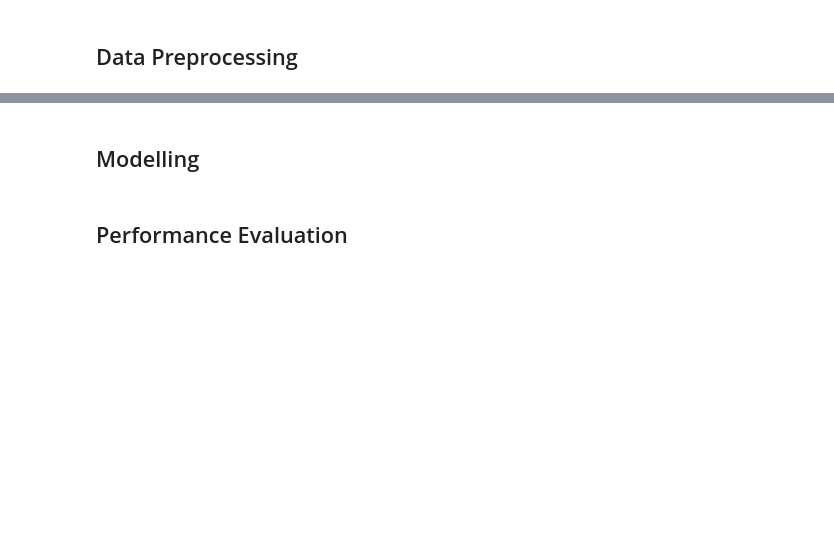
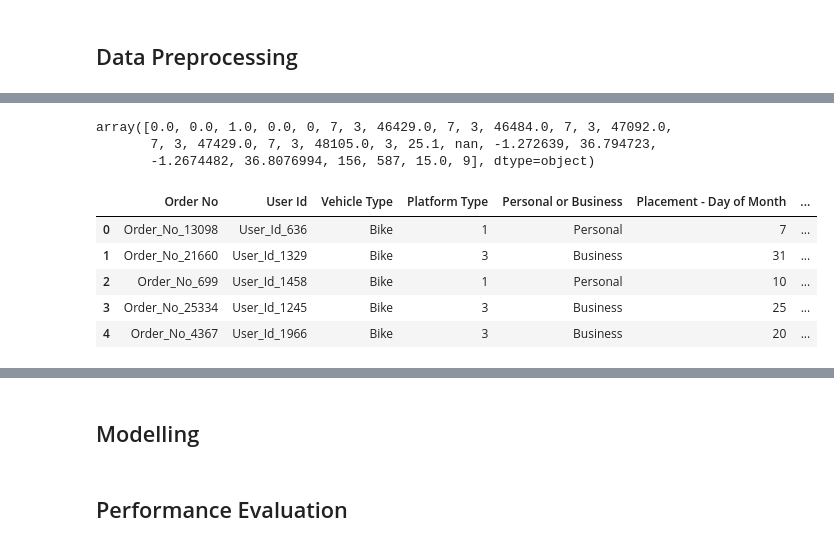
Before and after one commit to Nyandala/Supervised-Learning-Regression-Predict, a Jupyter notebook: Team_19_JHB_TeamName.ipynb, the cells around one changed output, grey strips where cells are left out. Saved outputs shown, nothing was run; the diff lists cells and outputs as text; code cells hidden in the pictures; blank space fills up the shorter version.

```diff
--- a/Team_19_JHB_TeamName.ipynb
+++ b/Team_19_JHB_TeamName.ipynb
@@ -305,0 +568,6 @@ plt.show()
+# %%
+x[0]
+# %% [output]
+array([0.0, 0.0, 1.0, 0.0, 0, 7, 3, 46429.0, 7, 3, 46484.0, 7, 3, 47092.0,
+       7, 3, 47429.0, 7, 3, 48105.0, 3, 25.1, nan, -1.272639, 36.794723,
+       -1.2674482, 36.8076994, 156, 587, 15.0, 9], dtype=object)
@@ -305,0 +583,9 @@ plt.show()
+# %%
+test_data.head()
+# %% [output]
+|  | Order No | User Id | Vehicle Type | Platform Type | Personal or Business | Placement - Day of Month | ... |
+| 0 | Order_No_13098 | User_Id_636 | Bike | 1 | Personal | 7 | ... |
+| 1 | Order_No_21660 | User_Id_1329 | Bike | 3 | Business | 31 | ... |
+| 2 | Order_No_699 | User_Id_1458 | Bike | 1 | Personal | 10 | ... |
+| 3 | Order_No_25334 | User_Id_1245 | Bike | 3 | Business | 25 | ... |
+| 4 | Order_No_4367 | User_Id_1966 | Bike | 3 | Business | 20 | ... |
```
Also changed, not shown: parts of 53 cells of this notebook.
